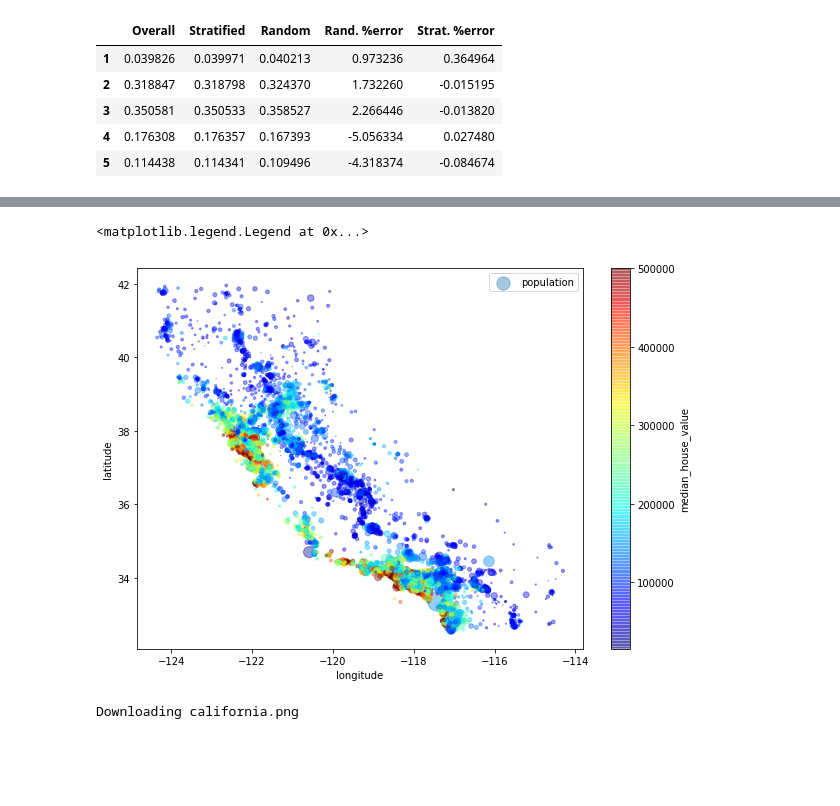
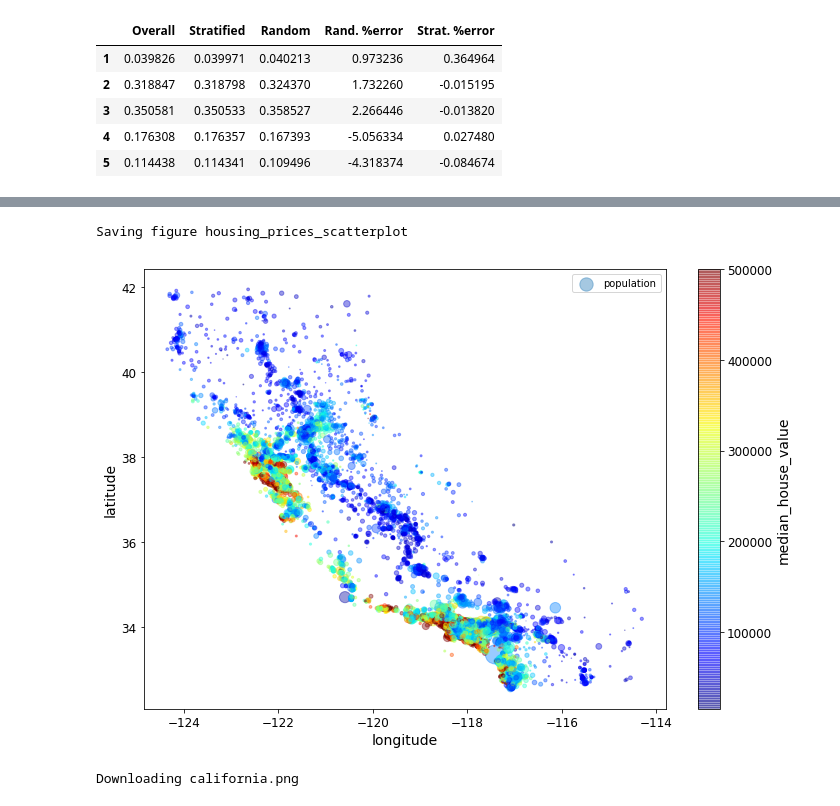
Before and after one commit to sajjadranjbar73/Machine-Learning-in-Python, a Jupyter notebook: data preprocessing/Preprocessing2.ipynb, the cells around one changed output, grey strips where cells are left out. Drawn from its saved outputs; the diff is of its cells as text; code cells hidden in the pictures; blank space fills up the shorter version.

```diff
--- a/data preprocessing/EDA.ipynb
+++ b/data preprocessing/Preprocessing2.ipynb
@@ -281,12 +296,13 @@ housing.plot(kind="scatter", x="longitude", y="latitude", alpha=0.1)
 # %%
 housing.plot(kind="scatter", x="longitude", y="latitude", alpha=0.4,
              s=housing["population"]/100, label="population", figsize=(10,7),
              c="median_house_value", cmap=plt.get_cmap("jet"), colorbar=True,
              sharex=False)
 plt.legend()
+save_fig("housing_prices_scatterplot")
 # %% [output]
-<matplotlib.legend.Legend at 0x...>
+Saving figure housing_prices_scatterplot
-[figure, old version]
+[figure, new version]
 # %%
 # Download the California image
 images_path = os.path.join(PROJECT_ROOT_DIR, "images", "end_to_end_project")
```
Also changed, not shown: parts of 80 cells of this notebook.
